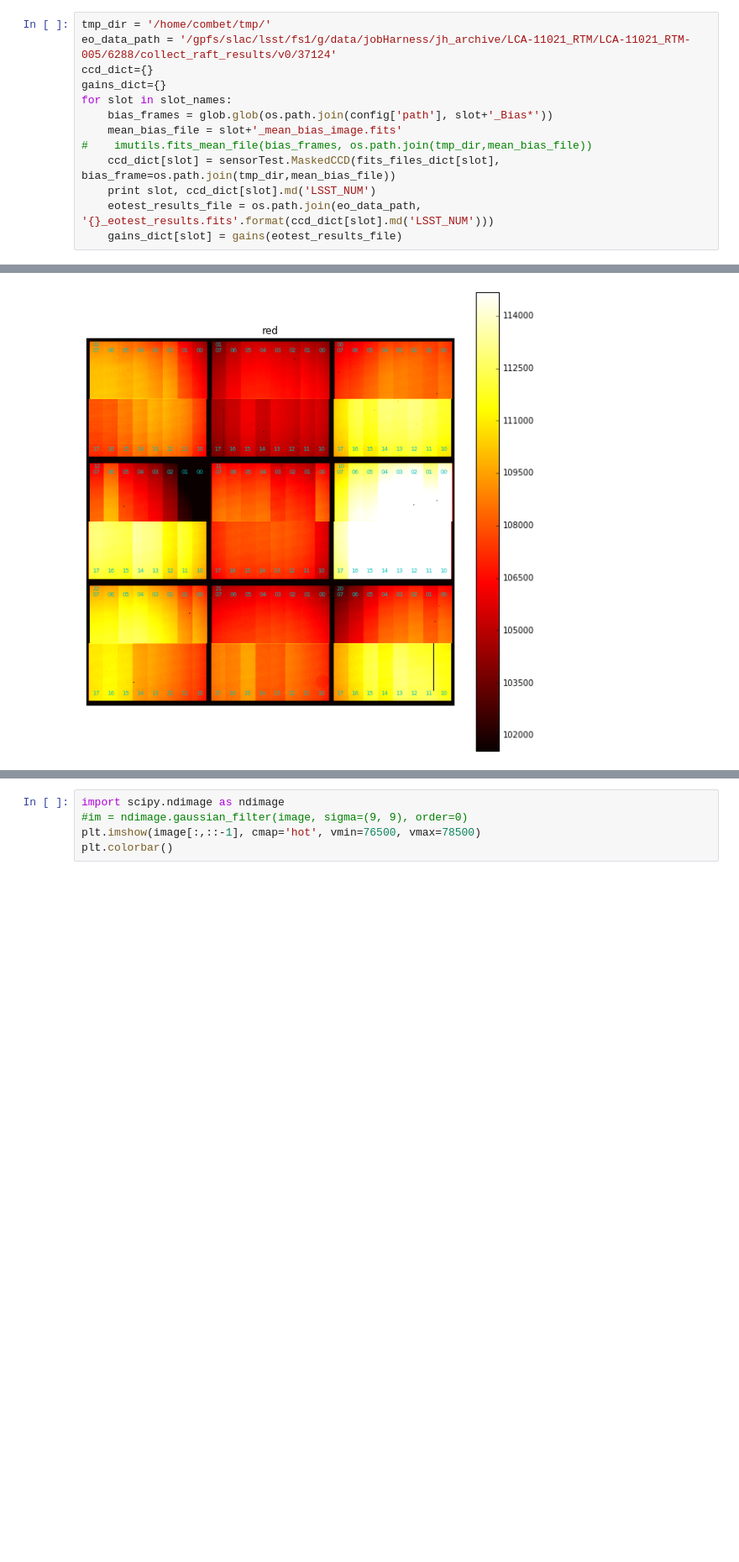
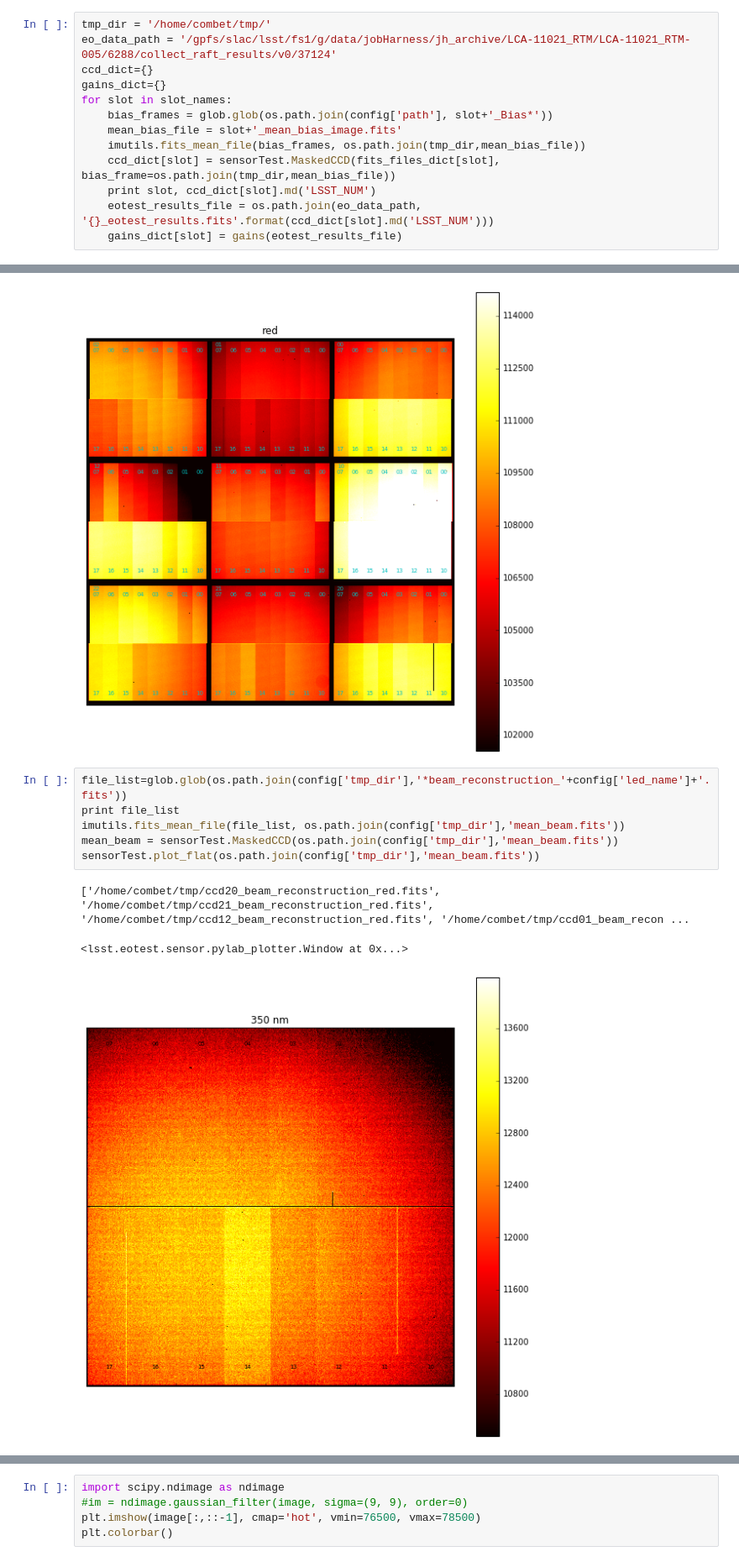
Before and after one commit to lsst-camera-dh/ccob-wb, a Jupyter notebook: notebooks/make_beam_average.ipynb, the cells around one changed output, grey strips where cells are left out. Shown at 84% size. Cells and saved outputs as stored; diff of their text form; blank space fills up the shorter version.

```diff
--- a/notebooks/make_beam_average.ipynb
+++ b/notebooks/make_beam_average.ipynb
@@ -91,7 +91,7 @@ gains_dict={}
 for slot in slot_names:
     bias_frames = glob.glob(os.path.join(config['path'], slot+'_Bias*'))
     mean_bias_file = slot+'_mean_bias_image.fits'
-#    imutils.fits_mean_file(bias_frames, os.path.join(tmp_dir,mean_bias_file))
+    imutils.fits_mean_file(bias_frames, os.path.join(tmp_dir,mean_bias_file))
     ccd_dict[slot] = sensorTest.MaskedCCD(fits_files_dict[slot], bias_frame=os.path.join(tmp_dir,mean_bias_file))
     print slot, ccd_dict[slot].md('LSST_NUM')
     eotest_results_file = os.path.join(eo_data_path, '{}_eotest_results.fits'.format(ccd_dict[slot].md('LSST_NUM')))
@@ -152,6 +152,16 @@ fig_raw.savefig(os.path.join(config['tmp_dir'],'raw_mosaic'+config['led_name']+'
 fig_raw.savefig(os.path.join(config['tmp_dir'],'raw_mosaic'+config['led_name']+'.pdf'))
 # %% [output]
 [figure]
+# %%
+file_list=glob.glob(os.path.join(config['tmp_dir'],'*beam_reconstruction_'+config['led_name']+'.fits'))
+print file_list
+imutils.fits_mean_file(file_list, os.path.join(config['tmp_dir'],'mean_beam.fits'))
+mean_beam = sensorTest.MaskedCCD(os.path.join(config['tmp_dir'],'mean_beam.fits'))
+sensorTest.plot_flat(os.path.join(config['tmp_dir'],'mean_beam.fits'))
+# %% [output]
+['/home/combet/tmp/ccd20_beam_reconstruction_red.fits', '/home/combet/tmp/ccd21_beam_reconstruction_red.fits', '/home/combet/tmp/ccd12_beam_reconstruction_red.fits', '/home/combet/tmp/ccd01_beam_recon ...
+<lsst.eotest.sensor.pylab_plotter.Window at 0x...>
+[figure, added]
 # %%
 def fill_seg_dict(ccd):
     seg_dict_slot = {}
```
Also changed, not shown: parts of 4 cells of this notebook, 6 other files.
